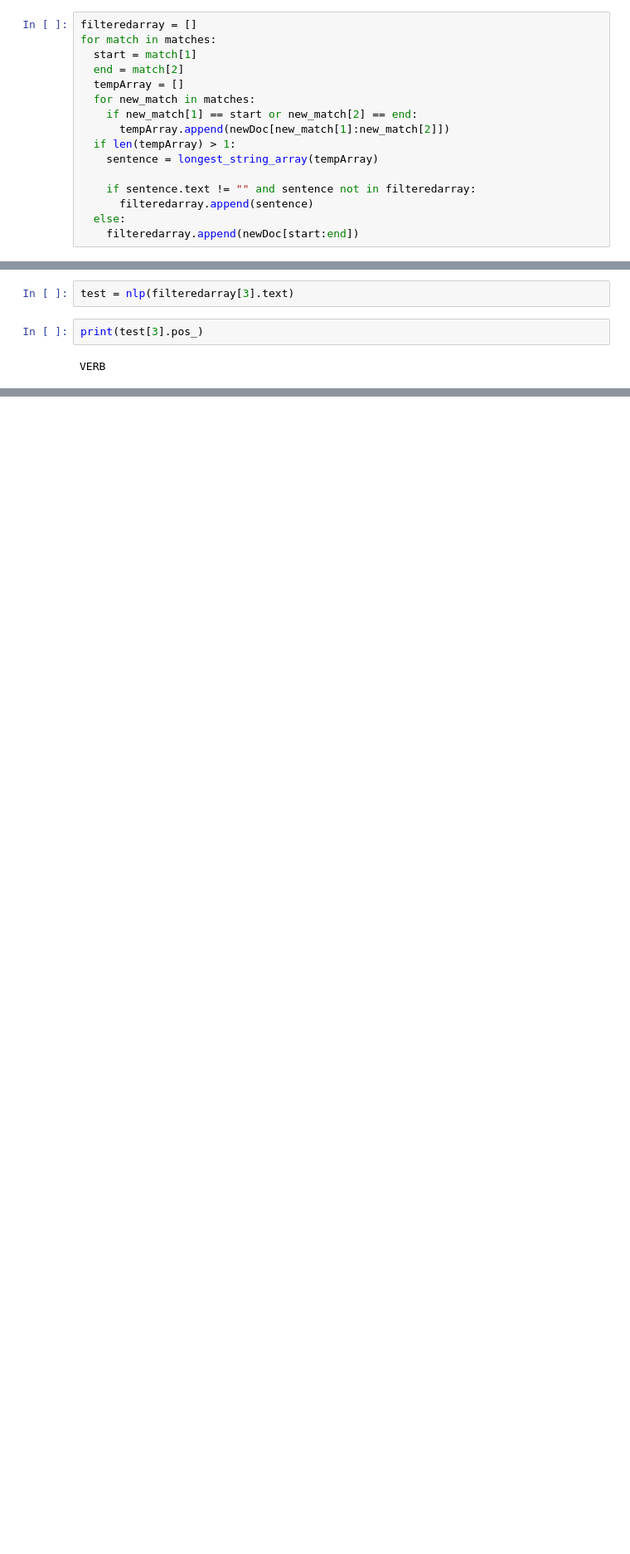
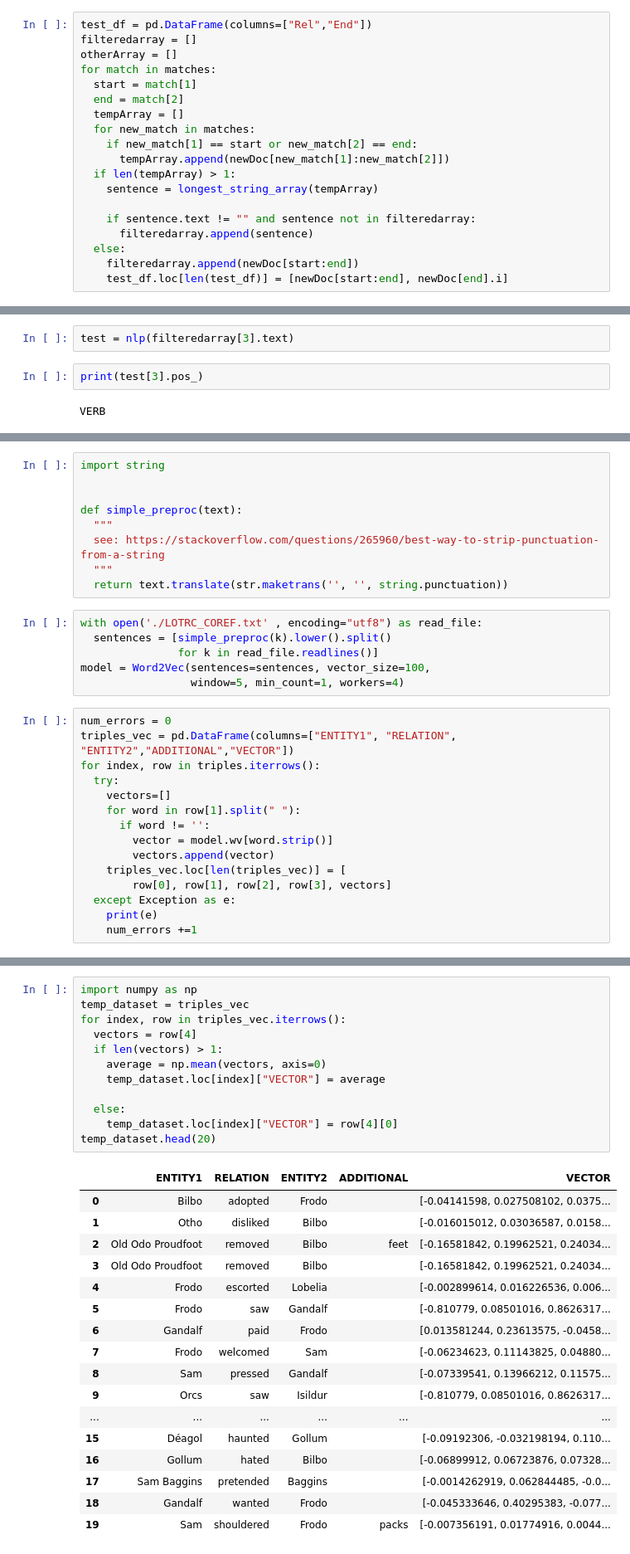
Before and after one commit to Blowdire/Open_Information_Extraction, a Jupyter notebook: Progetto.ipynb, the cells around one changed output, grey strips where cells are left out. Shown at 83% size. Cells and saved outputs as stored; diff of their text form; blank space fills up the shorter version.

```diff
--- a/Progetto.ipynb
+++ b/Progetto.ipynb
@@ -139,7 +190,9 @@ def longest_string_array(array):
             longest_string = string
     return longest_string
 # %%
+test_df = pd.DataFrame(columns=["Rel","End"])
 filteredarray = []
+otherArray = []
 for match in matches:
   start = match[1]
   end = match[2]
@@ -154,6 +207,7 @@ for match in matches:
       filteredarray.append(sentence)
   else:
     filteredarray.append(newDoc[start:end])
+    test_df.loc[len(test_df)] = [newDoc[start:end], newDoc[end].i]
 # %%
 len(filteredarray)
 # %% [output]
@@ -246,0 +348,30 @@ len(triples)
+# %%
+import string
+
+
+def simple_preproc(text):
+  """
+  see: https://stackoverflow.com/questions/265960/best-way-to-strip-punctuation-from-a-string
+  """
+  return text.translate(str.maketrans('', '', string.punctuation))
+# %%
+with open('./LOTRC_COREF.txt' , encoding="utf8") as read_file:
+  sentences = [simple_preproc(k).lower().split()
+               for k in read_file.readlines()]
+model = Word2Vec(sentences=sentences, vector_size=100,
+                 window=5, min_count=1, workers=4)
+# %%
+num_errors = 0
+triples_vec = pd.DataFrame(columns=["ENTITY1", "RELATION", "ENTITY2","ADDITIONAL","VECTOR"])
+for index, row in triples.iterrows():
+  try:
+    vectors=[]
+    for word in row[1].split(" "):
+      if word != '':
+        vector = model.wv[word.strip()]
+        vectors.append(vector)
+    triples_vec.loc[len(triples_vec)] = [
+        row[0], row[1], row[2], row[3], vectors]
+  except Exception as e:
+    print(e)
+    num_errors +=1
@@ -246,0 +398,30 @@ len(triples)
+# %%
+import numpy as np
+temp_dataset = triples_vec
+for index, row in triples_vec.iterrows():
+  vectors = row[4]
+  if len(vectors) > 1:
+    average = np.mean(vectors, axis=0)
+    temp_dataset.loc[index]["VECTOR"] = average
+
+  else:
+    temp_dataset.loc[index]["VECTOR"] = row[4][0]
+temp_dataset.head(20)
+# %% [output]
+|  | ENTITY1 | RELATION | ENTITY2 | ADDITIONAL | VECTOR |
+| 0 | Bilbo | adopted | Frodo |  | [-0.04141598, 0.027508102, 0.0375... |
+| 1 | Otho | disliked | Bilbo |  | [-0.016015012, 0.03036587, 0.0158... |
+| 2 | Old Odo Proudfoot | removed | Bilbo | feet | [-0.16581842, 0.19962521, 0.24034... |
+| 3 | Old Odo Proudfoot | removed | Bilbo |  | [-0.16581842, 0.19962521, 0.24034... |
+| 4 | Frodo | escorted | Lobelia |  | [-0.002899614, 0.016226536, 0.006... |
+| 5 | Frodo | saw | Gandalf |  | [-0.810779, 0.08501016, 0.8626317... |
+| 6 | Gandalf | paid | Frodo |  | [0.013581244, 0.23613575, -0.0458... |
+| 7 | Frodo | welcomed | Sam |  | [-0.06234623, 0.11143825, 0.04880... |
+| 8 | Sam | pressed | Gandalf |  | [-0.07339541, 0.13966212, 0.11575... |
+| 9 | Orcs | saw | Isildur |  | [-0.810779, 0.08501016, 0.8626317... |
+| ... | ... | ... | ... | ... | ... |
+| 15 | Déagol | haunted | Gollum |  | [-0.09192306, -0.032198194, 0.110... |
+| 16 | Gollum | hated | Bilbo |  | [-0.06899912, 0.06723876, 0.07328... |
+| 17 | Sam Baggins | pretended | Baggins |  | [-0.0014262919, 0.062844485, -0.0... |
+| 18 | Gandalf | wanted | Frodo |  | [-0.045333646, 0.40295383, -0.077... |
+| 19 | Sam | shouldered | Frodo | packs | [-0.007356191, 0.01774916, 0.0044... |
```
Also changed, not shown: parts of 42 cells of this notebook, 21 other files.
